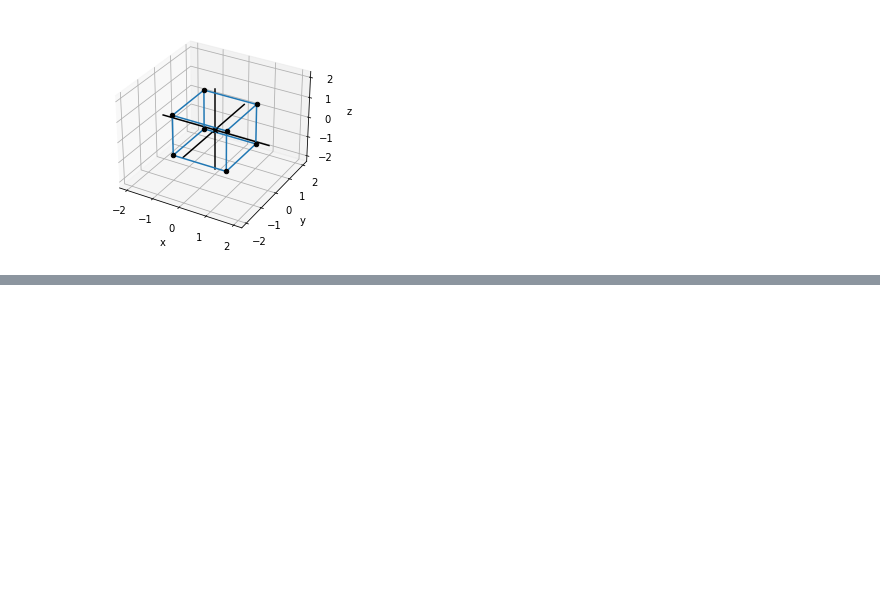
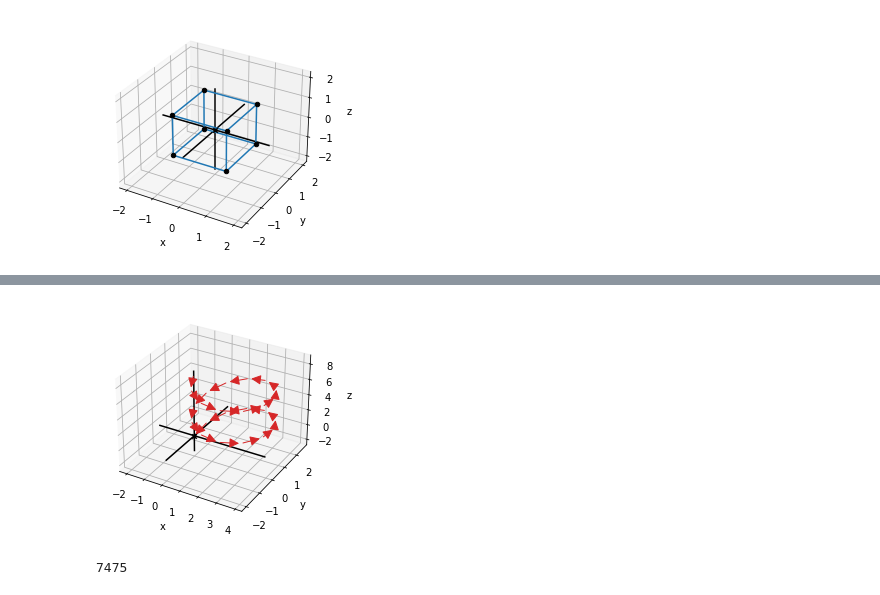
Before and after one commit to slaviqueue/math-for-programmers-exersices, a Jupyter notebook: notebooks/chapter-3/notebook.ipynb, the cells around one changed output, grey strips where cells are left out. Saved outputs shown, nothing was run; the diff lists cells and outputs as text; code cells hidden in the pictures; blank space fills up the shorter version.

```diff
--- a/notebooks/chapter-3/notebook.ipynb
+++ b/notebooks/chapter-3/notebook.ipynb
@@ -22,0 +60,23 @@ draw3d(Points3D(*points), *[Segment3D(*edge) for edge in edges])
+# %%
+# Exercise 3.5 — Mini Project
+#
+# The following comprehension creates a list of 24
+# Python vectors: vs = [(sin(pi*t/6), cos(pi*t/6), 1.0/3) for t in range(0, 24)]
+# What is the sum of the 24 vectors? Draw all 24 of them tip-to-tail as Arrow3D
+# objects.
+
+from math import sin, cos, pi
+
+vs = [(sin(pi*t/6), cos(pi*t/6), 1.0/3) for t in range(0, 24)]
+
+moving_sum = (0, 0, 0)
+arrows = []
+
+for vector in vs:
+    next_sum = add(moving_sum, vector)
+    arrows.append(Arrow3D(moving_sum, next_sum))
+    moving_sum = next_sum
+
+draw3d(*arrows)
+# %% [output]
+[figure, added]
@@ -22,0 +137,27 @@ draw3d(Points3D(*points), *[Segment3D(*edge) for edge in edges])
+# %%
+# Exercise 3.9 — Mini Project
+#
+# The coordinates 3, 4, 12 in any order create a vec-
+# tor of length 13, a whole number. This is unusual because most numbers are not
+# perfect squares, so the square root in the length formula typically returns an
+# irrational number. Find a different triple of whole numbers that define
+# coordinates of a vector with a whole number length.
+
+def make_coords_with_length(x, y, z):
+    coords = (x, y, z)
+
+    return {
+        'length': length(coords),
+        'coords': coords
+    }
+
+all_coords_with_lengths = [make_coords_with_length(x, y, z)
+    for x in range(100)
+    for y in range(x, 100)
+    for z in range(y, 100)]
+
+whole_length_coords = list(filter(lambda v: v['length'].is_integer(), all_coords_with_lengths))
+
+print(len(whole_length_coords))
+# %% [output]
+7475
```
Also changed, not shown: parts of 6 cells of this notebook, 1 other file.
